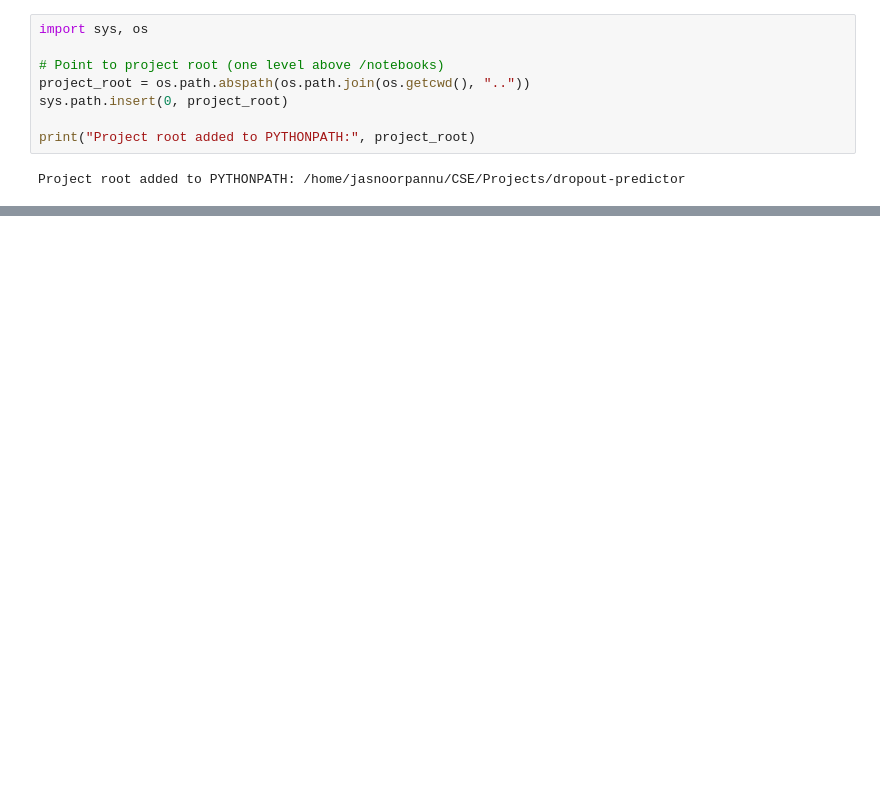
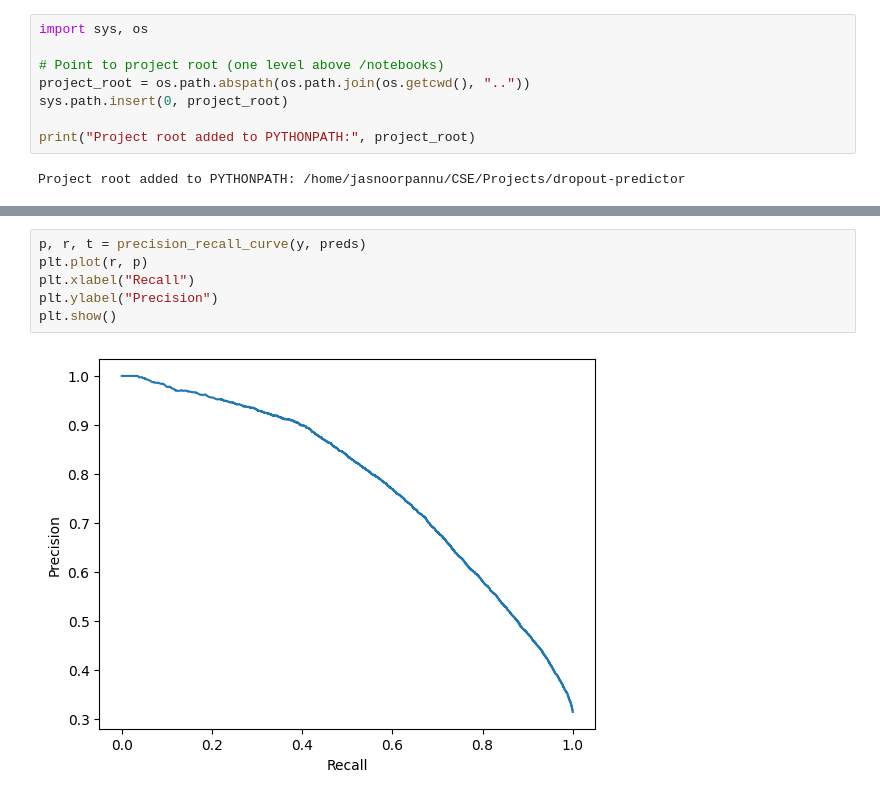
Before and after one commit to jasnoorpannu/aarohan, a Jupyter notebook: notebooks/03_Evaluation.ipynb, the cells around one changed output, grey strips where cells are left out. Drawn from its saved outputs; the diff is of its cells as text; blank space fills up the shorter version.

```diff
--- a/notebooks/03_Evaluation.ipynb
+++ b/notebooks/03_Evaluation.ipynb
@@ -191,0 +71,8 @@ Early stopping, best iteration is:
+# %%
+p, r, t = precision_recall_curve(y, preds)
+plt.plot(r, p)
+plt.xlabel("Recall")
+plt.ylabel("Precision")
+plt.show()
+# %% [output]
+[figure, added]
```
Also changed, not shown: parts of 18 cells of this notebook.
